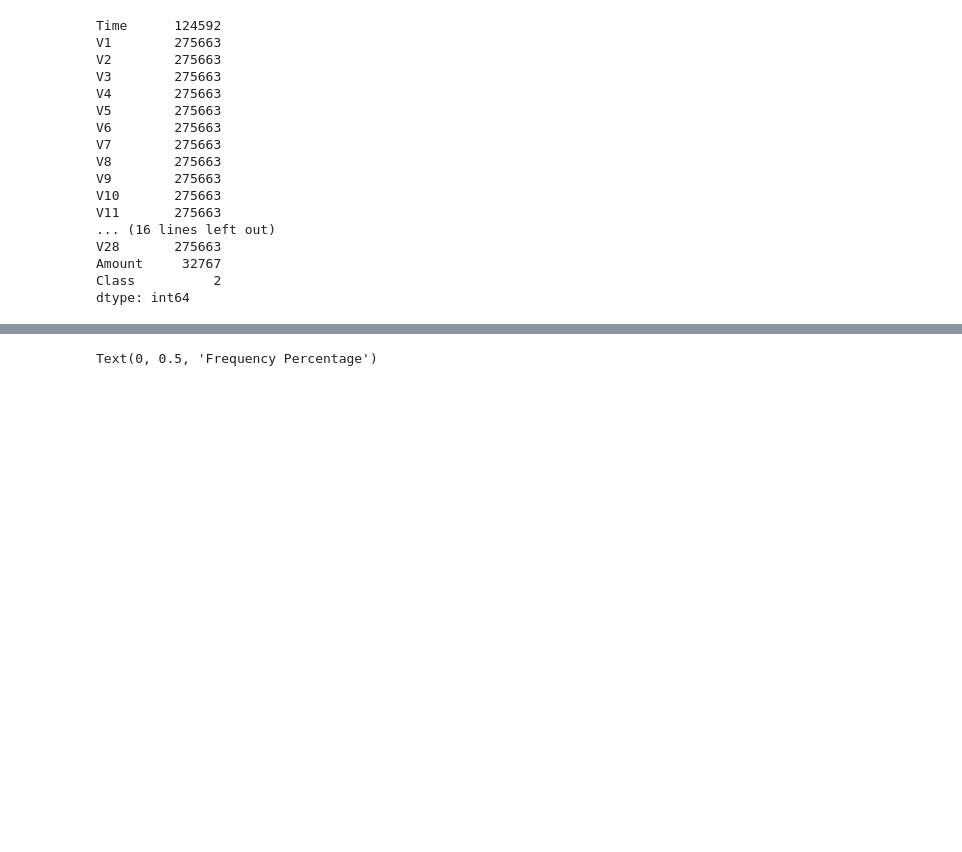
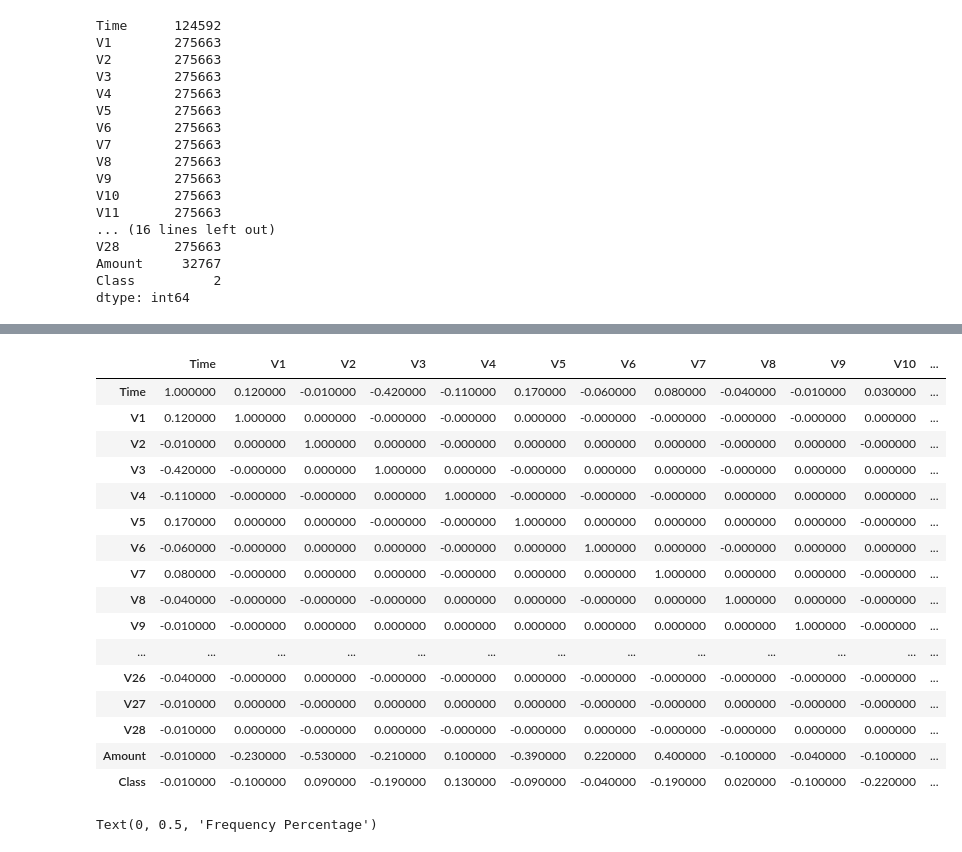
Before and after one commit to UzunDemir/Applied-Machine-Learning-Unsupervised, a Jupyter notebook: 02_end_to_end_machine_learning_project.ipynb, the cells around one changed output, grey strips where cells are left out. Drawn from its saved outputs; the diff is of its cells as text; code cells hidden in the pictures; blank space fills up the shorter version.

```diff
--- a/02_end_to_end_machine_learning_project.ipynb
+++ b/02_end_to_end_machine_learning_project.ipynb
@@ -181,3 +201,24 @@ correlationMatrix.to_csv(current_path+correlation_file)
+# %%
+corr = data.corr().round(2)
+corr.style.background_gradient(cmap='RdYlGn')
+# %% [output]
+|  | Time | V1 | V2 | V3 | V4 | V5 | V6 | V7 | V8 | V9 | V10 | ... |
+| Time | 1.000000 | 0.120000 | -0.010000 | -0.420000 | -0.110000 | 0.170000 | -0.060000 | 0.080000 | -0.040000 | -0.010000 | 0.030000 | ... |
+| V1 | 0.120000 | 1.000000 | 0.000000 | -0.000000 | -0.000000 | 0.000000 | -0.000000 | -0.000000 | -0.000000 | -0.000000 | 0.000000 | ... |
+| V2 | -0.010000 | 0.000000 | 1.000000 | 0.000000 | -0.000000 | 0.000000 | 0.000000 | 0.000000 | -0.000000 | 0.000000 | -0.000000 | ... |
+| V3 | -0.420000 | -0.000000 | 0.000000 | 1.000000 | 0.000000 | -0.000000 | 0.000000 | 0.000000 | -0.000000 | 0.000000 | 0.000000 | ... |
+| V4 | -0.110000 | -0.000000 | -0.000000 | 0.000000 | 1.000000 | -0.000000 | -0.000000 | -0.000000 | 0.000000 | 0.000000 | 0.000000 | ... |
+| V5 | 0.170000 | 0.000000 | 0.000000 | -0.000000 | -0.000000 | 1.000000 | 0.000000 | 0.000000 | 0.000000 | 0.000000 | -0.000000 | ... |
+| V6 | -0.060000 | -0.000000 | 0.000000 | 0.000000 | -0.000000 | 0.000000 | 1.000000 | 0.000000 | -0.000000 | 0.000000 | 0.000000 | ... |
+| V7 | 0.080000 | -0.000000 | 0.000000 | 0.000000 | -0.000000 | 0.000000 | 0.000000 | 1.000000 | 0.000000 | 0.000000 | -0.000000 | ... |
+| V8 | -0.040000 | -0.000000 | -0.000000 | -0.000000 | 0.000000 | 0.000000 | -0.000000 | 0.000000 | 1.000000 | 0.000000 | -0.000000 | ... |
+| V9 | -0.010000 | -0.000000 | 0.000000 | 0.000000 | 0.000000 | 0.000000 | 0.000000 | 0.000000 | 0.000000 | 1.000000 | -0.000000 | ... |
+| ... | ... | ... | ... | ... | ... | ... | ... | ... | ... | ... | ... | ... |
+| V26 | -0.040000 | -0.000000 | 0.000000 | -0.000000 | -0.000000 | 0.000000 | -0.000000 | -0.000000 | -0.000000 | -0.000000 | -0.000000 | ... |
+| V27 | -0.010000 | 0.000000 | -0.000000 | 0.000000 | 0.000000 | 0.000000 | -0.000000 | -0.000000 | 0.000000 | -0.000000 | -0.000000 | ... |
+| V28 | -0.010000 | 0.000000 | -0.000000 | 0.000000 | -0.000000 | -0.000000 | 0.000000 | -0.000000 | -0.000000 | 0.000000 | 0.000000 | ... |
+| Amount | -0.010000 | -0.230000 | -0.530000 | -0.210000 | 0.100000 | -0.390000 | 0.220000 | 0.400000 | -0.100000 | -0.040000 | -0.100000 | ... |
+| Class | -0.010000 | -0.100000 | 0.090000 | -0.190000 | 0.130000 | -0.090000 | -0.040000 | -0.190000 | 0.020000 | -0.100000 | -0.220000 | ... |
 # %%
 count_classes = pd.value_counts(data['Class'],sort=True).sort_index()
 ax = sns.barplot(x=count_classes.index, y=[tuple(count_classes/len(data))[0],tuple(count_classes/len(data))[1]])
```
Also changed, not shown: parts of 6 cells of this notebook.
